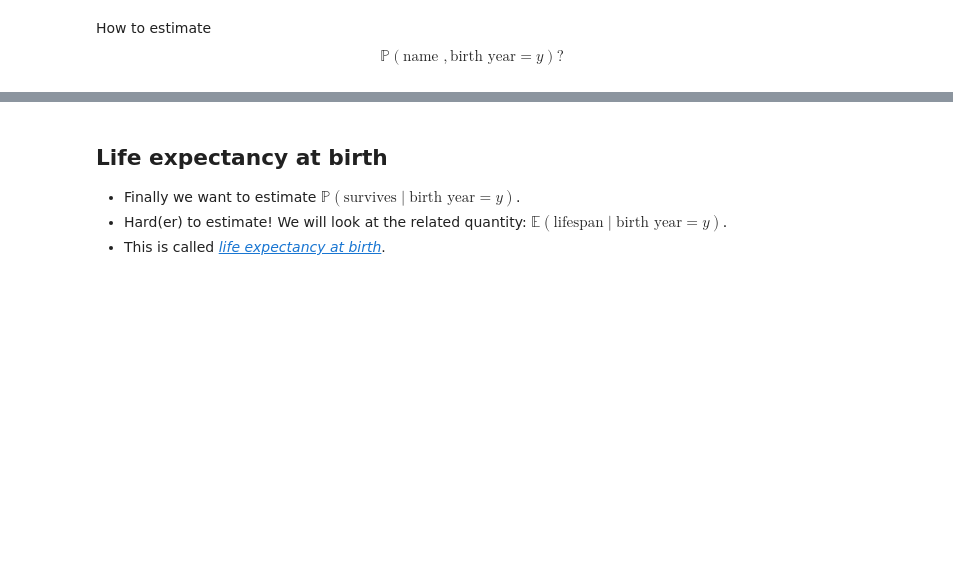
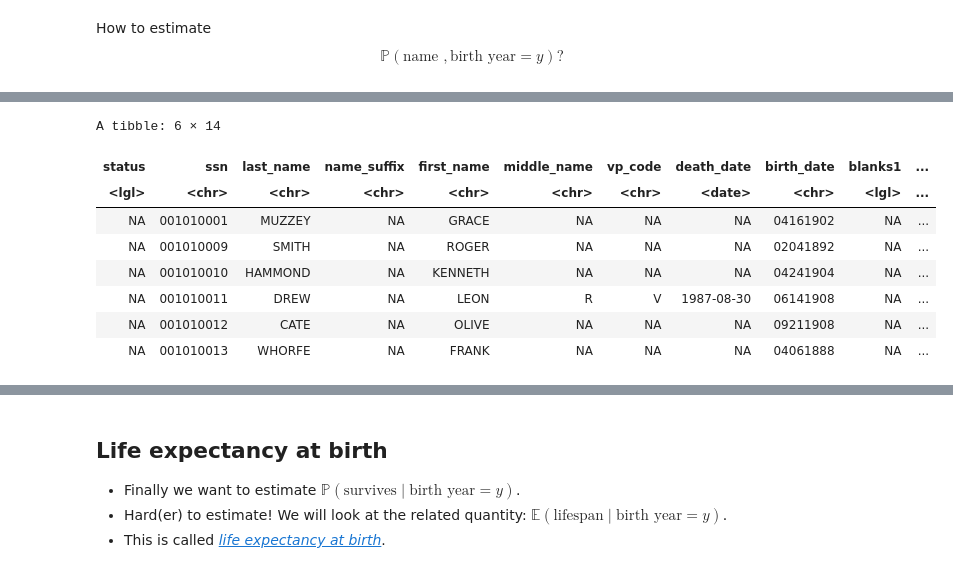
Before and after one commit to terhorst/stats504, a Jupyter notebook: lectures/week2/slides.ipynb, the cells around one changed output, grey strips where cells are left out. Drawn from its saved outputs; the diff is of its cells as text; code cells hidden in the pictures; blank space fills up the shorter version.

```diff
--- a/lectures/week2/slides.ipynb
+++ b/lectures/week2/slides.ipynb
@@ -257,0 +291,11 @@ babynames %>% filter(name == "Agnes", sex == "F") %>%
+# %%
+library(readr)
+
+columns <- c("status", "ssn", "last_name", "name_suffix", "first_name", "middle_name",
+             "vp_code", "death_date", "birth_date", "blanks1", "blanks2",
+             "blanks3", "blanks4", "blanks5")
+
+layout <- fwf_widths(c(1, 9, 20, 4, 15, 15, 1, 8, 8, 2, 5, 5, 5, 7),
+                     col_names = columns)
+
+ssdm <- read_fwf("/mnt/turbo/jonth/datasets/DeathMasterFile/ssdm1", layout, n_max = 1000000)
@@ -257,0 +315,8 @@ babynames %>% filter(name == "Agnes", sex == "F") %>%
+# %%
+## Cleaning the data
+library(lubridate)
+
+ssdm %>% mutate(
+    death_date = mdy(death_date)
+) %>% head
+# %% [output]
@@ -257,0 +328,9 @@ babynames %>% filter(name == "Agnes", sex == "F") %>%
+A tibble: 6 × 14
+| status | ssn | last_name | name_suffix | first_name | middle_name | vp_code | death_date | birth_date | blanks1 | ... |
+| <lgl> | <chr> | <chr> | <chr> | <chr> | <chr> | <chr> | <date> | <chr> | <lgl> | ... |
+| NA | 001010001 | MUZZEY | NA | GRACE | NA | NA | NA | 04161902 | NA | ... |
+| NA | 001010009 | SMITH | NA | ROGER | NA | NA | NA | 02041892 | NA | ... |
+| NA | 001010010 | HAMMOND | NA | KENNETH | NA | NA | NA | 04241904 | NA | ... |
+| NA | 001010011 | DREW | NA | LEON | R | V | 1987-08-30 | 06141908 | NA | ... |
+| NA | 001010012 | CATE | NA | OLIVE | NA | NA | NA | 09211908 | NA | ... |
+| NA | 001010013 | WHORFE | NA | FRANK | NA | NA | NA | 04061888 | NA | ... |
```
Also changed, not shown: parts of 31 cells of this notebook.
